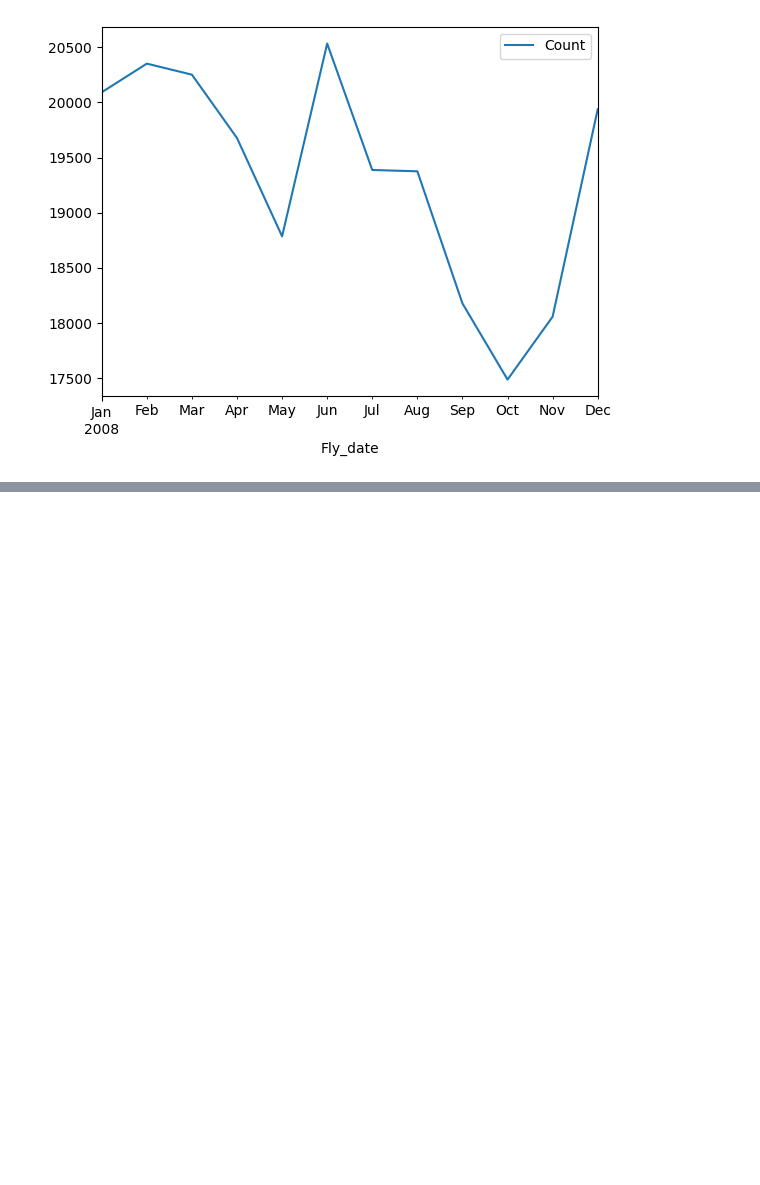
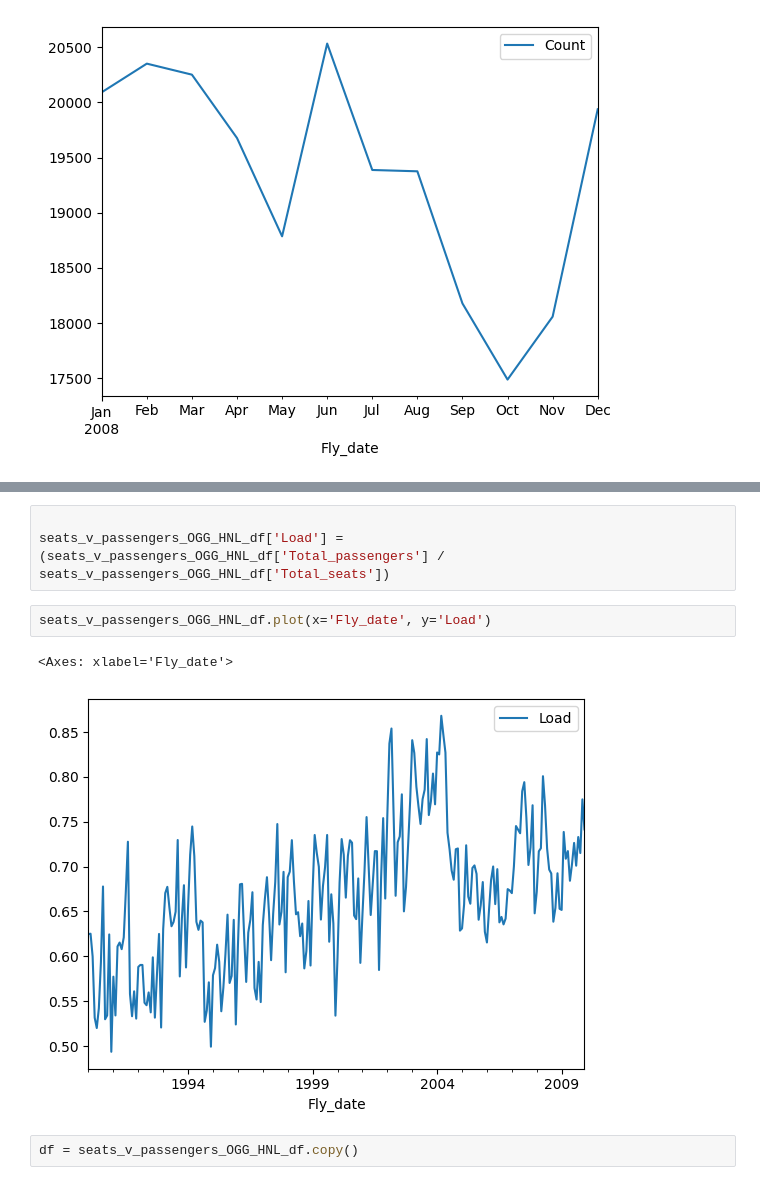
Before and after one commit to Jacob-Stenton/Data_and_Analytics, a Jupyter notebook: flight_data.ipynb, the cells around one changed output, grey strips where cells are left out. Drawn from its saved outputs; the diff is of its cells as text; blank space fills up the shorter version.

Commit message:
Route capacity and load over time

```diff
--- a/flight_data.ipynb
+++ b/flight_data.ipynb
@@ -89,0 +175,10 @@ Although this data is pre 2009 we can still see an influx of travel around the h
+# %%
+
+seats_v_passengers_OGG_HNL_df['Load'] = (seats_v_passengers_OGG_HNL_df['Total_passengers'] / seats_v_passengers_OGG_HNL_df['Total_seats'])
+# %%
+seats_v_passengers_OGG_HNL_df.plot(x='Fly_date', y='Load')
+# %% [output]
+<Axes: xlabel='Fly_date'>
+[figure, added]
+# %%
+df = seats_v_passengers_OGG_HNL_df.copy()
```
Also changed, not shown: parts of 13 cells of this notebook.
